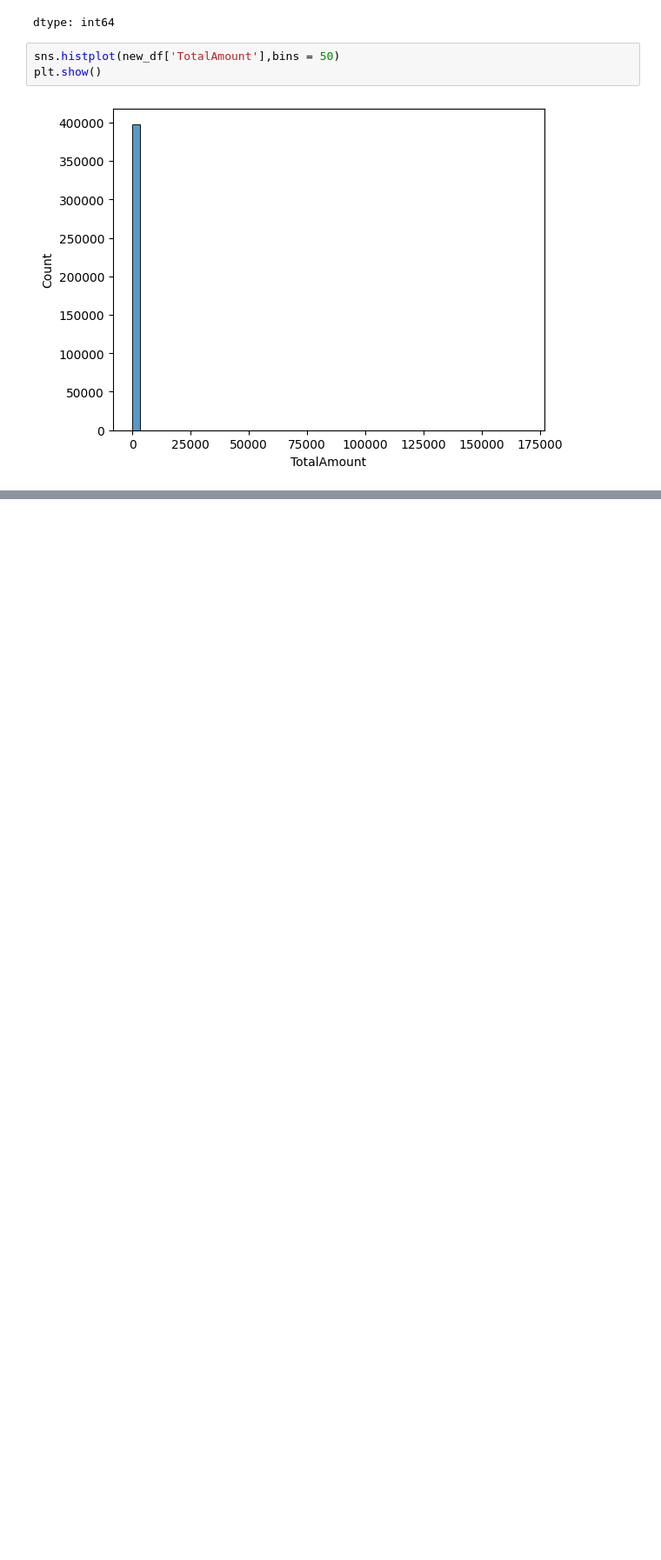
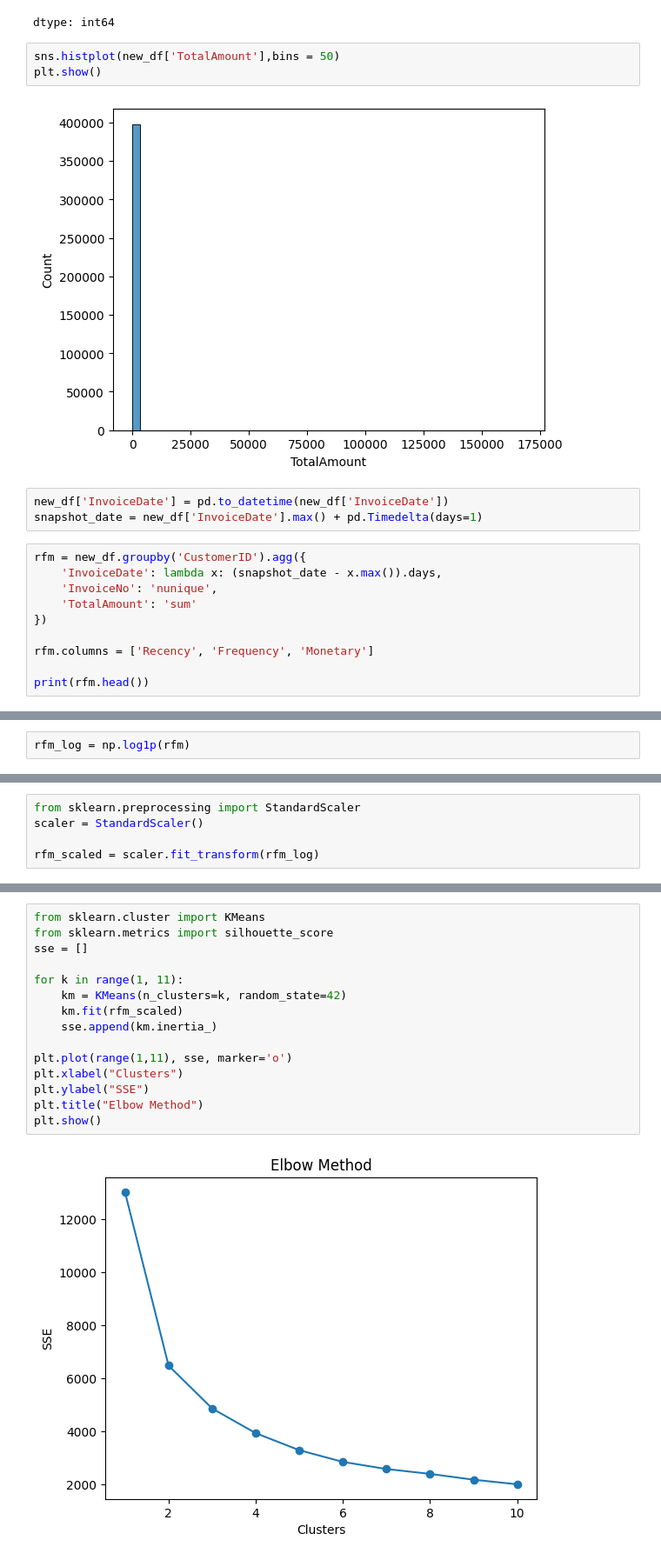
Before and after one commit to ojaspaul123/ML-Experiments, a Jupyter notebook: ML_Projects/Customer Segmentation/Customer_Segmentation.ipynb, the cells around one changed output, grey strips where cells are left out. Shown at 87% size. Saved outputs shown, nothing was run; the diff lists cells and outputs as text; blank space fills up the shorter version.

```diff
--- a/ML_Projects/Customer Segmentation/Customer_Segmentation.ipynb
+++ b/ML_Projects/Customer Segmentation/Customer_Segmentation.ipynb
@@ -96,3 +102,16 @@ sns.histplot(new_df['TotalAmount'],bins = 50)
 plt.show()
 # %% [output]
 [figure]
+# %%
+new_df['InvoiceDate'] = pd.to_datetime(new_df['InvoiceDate'])
+snapshot_date = new_df['InvoiceDate'].max() + pd.Timedelta(days=1)
+# %%
+rfm = new_df.groupby('CustomerID').agg({
+    'InvoiceDate': lambda x: (snapshot_date - x.max()).days,
+    'InvoiceNo': 'nunique',
+    'TotalAmount': 'sum'
+})
+
+rfm.columns = ['Recency', 'Frequency', 'Monetary']
+
+print(rfm.head())
@@ -98,0 +126,2 @@ plt.show()
+# %%
+rfm_log = np.log1p(rfm)
@@ -98,0 +145,5 @@ plt.show()
+# %%
+from sklearn.preprocessing import StandardScaler
+scaler = StandardScaler()
+
+rfm_scaled = scaler.fit_transform(rfm_log)
@@ -98,0 +167,17 @@ plt.show()
+# %%
+from sklearn.cluster import KMeans
+from sklearn.metrics import silhouette_score
+sse = []
+
+for k in range(1, 11):
+    km = KMeans(n_clusters=k, random_state=42)
+    km.fit(rfm_scaled)
+    sse.append(km.inertia_)
+
+plt.plot(range(1,11), sse, marker='o')
+plt.xlabel("Clusters")
+plt.ylabel("SSE")
+plt.title("Elbow Method")
+plt.show()
+# %% [output]
+[figure, added]
```
Also changed, not shown: parts of 20 cells of this notebook.
